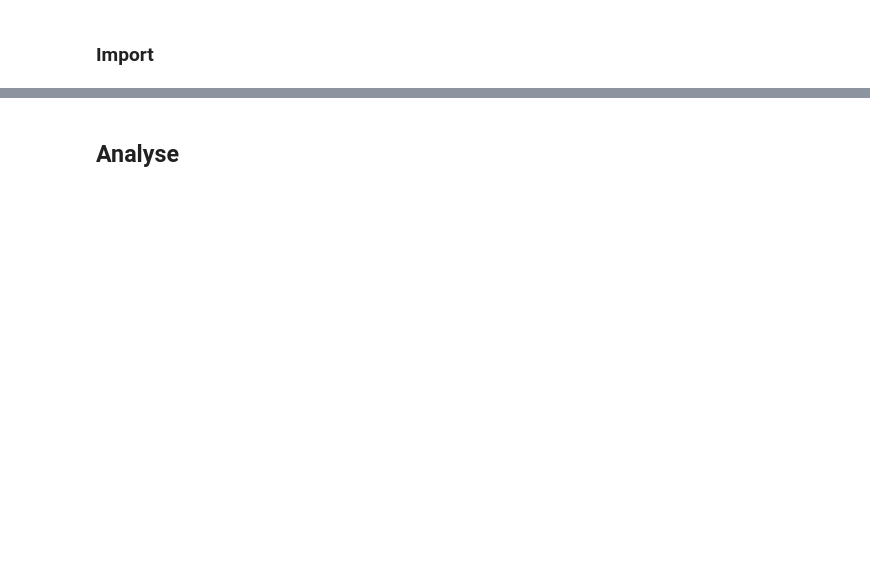
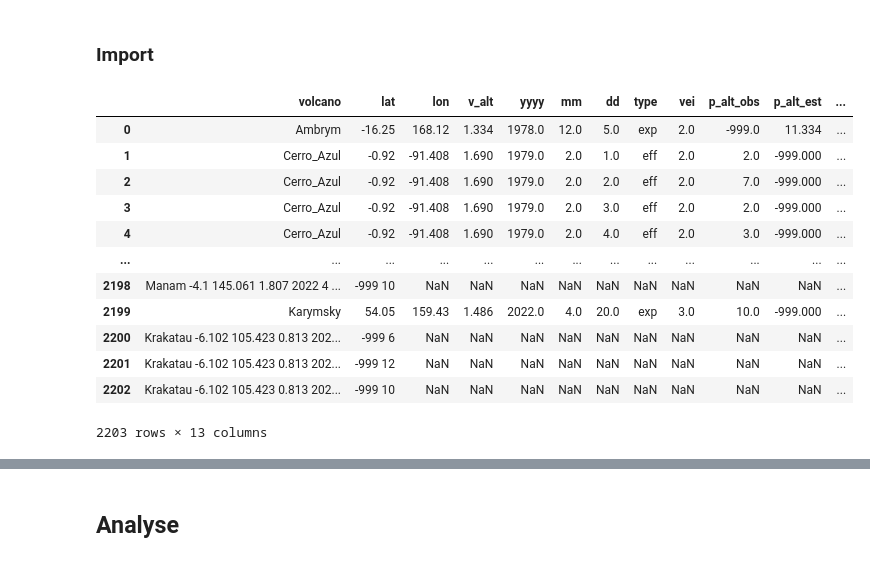
Before and after one commit to Melvin-klein/outinfo, a Jupyter notebook: projet.ipynb, the cells around one changed output, grey strips where cells are left out. Drawn from its saved outputs; the diff is of its cells as text; code cells hidden in the pictures; blank space fills up the shorter version.

```diff
--- a/projet.ipynb
+++ b/projet.ipynb
@@ -61,0 +55,32 @@ so2_cleared
+# %%
+from urllib.request import urlopen
+from io import StringIO
+
+# https://measures.gesdisc.eosdis.nasa.gov/data/SO2/MSVOLSO2L4.4/MSVOLSO2L4_v04-00-2022m0505.txt
+data = urlopen("https://melvin-klein.github.io/outinfo/so2.txt").readlines()[47:]
+
+# Some lines have too many cells, we delete them.
+data[1172] = data[1172][:-4] + b'\n'
+data[2033] = data[2033][:-4] + b'\n'
+
+data = str(b''.join(data), 'utf-8')
+
+data = StringIO(data)
+
+so2 = pd.read_csv(data, sep="\t")
+
+so2
+# %% [output]
+|  | volcano | lat | lon | v_alt | yyyy | mm | dd | type | vei | p_alt_obs | p_alt_est | ... |
+| 0 | Ambrym | -16.25 | 168.12 | 1.334 | 1978.0 | 12.0 | 5.0 | exp | 2.0 | -999.0 | 11.334 | ... |
+| 1 | Cerro_Azul | -0.92 | -91.408 | 1.690 | 1979.0 | 2.0 | 1.0 | eff | 2.0 | 2.0 | -999.000 | ... |
+| 2 | Cerro_Azul | -0.92 | -91.408 | 1.690 | 1979.0 | 2.0 | 2.0 | eff | 2.0 | 7.0 | -999.000 | ... |
+| 3 | Cerro_Azul | -0.92 | -91.408 | 1.690 | 1979.0 | 2.0 | 3.0 | eff | 2.0 | 2.0 | -999.000 | ... |
+| 4 | Cerro_Azul | -0.92 | -91.408 | 1.690 | 1979.0 | 2.0 | 4.0 | eff | 2.0 | 3.0 | -999.000 | ... |
+| ... | ... | ... | ... | ... | ... | ... | ... | ... | ... | ... | ... | ... |
+| 2198 | Manam -4.1 145.061 1.807 2022 4 ... | -999 10 | NaN | NaN | NaN | NaN | NaN | NaN | NaN | NaN | NaN | ... |
+| 2199 | Karymsky | 54.05 | 159.43 | 1.486 | 2022.0 | 4.0 | 20.0 | exp | 3.0 | 10.0 | -999.000 | ... |
+| 2200 | Krakatau -6.102 105.423 0.813 202... | -999 6 | NaN | NaN | NaN | NaN | NaN | NaN | NaN | NaN | NaN | ... |
+| 2201 | Krakatau -6.102 105.423 0.813 202... | -999 12 | NaN | NaN | NaN | NaN | NaN | NaN | NaN | NaN | NaN | ... |
+| 2202 | Krakatau -6.102 105.423 0.813 202... | -999 10 | NaN | NaN | NaN | NaN | NaN | NaN | NaN | NaN | NaN | ... |
+2203 rows × 13 columns
```
Also changed, not shown: parts of 10 cells of this notebook.
